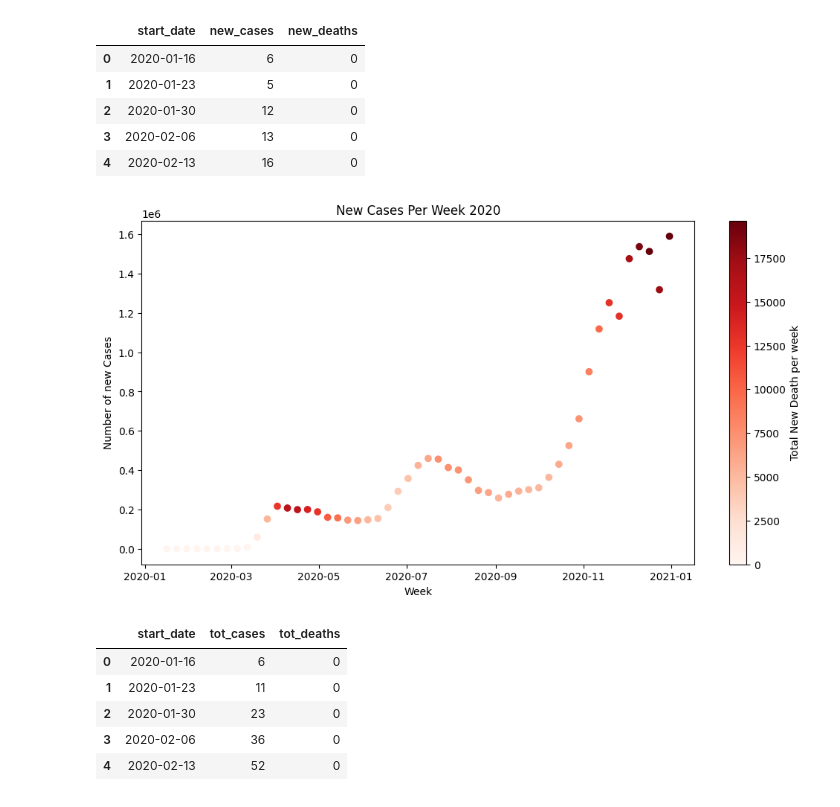
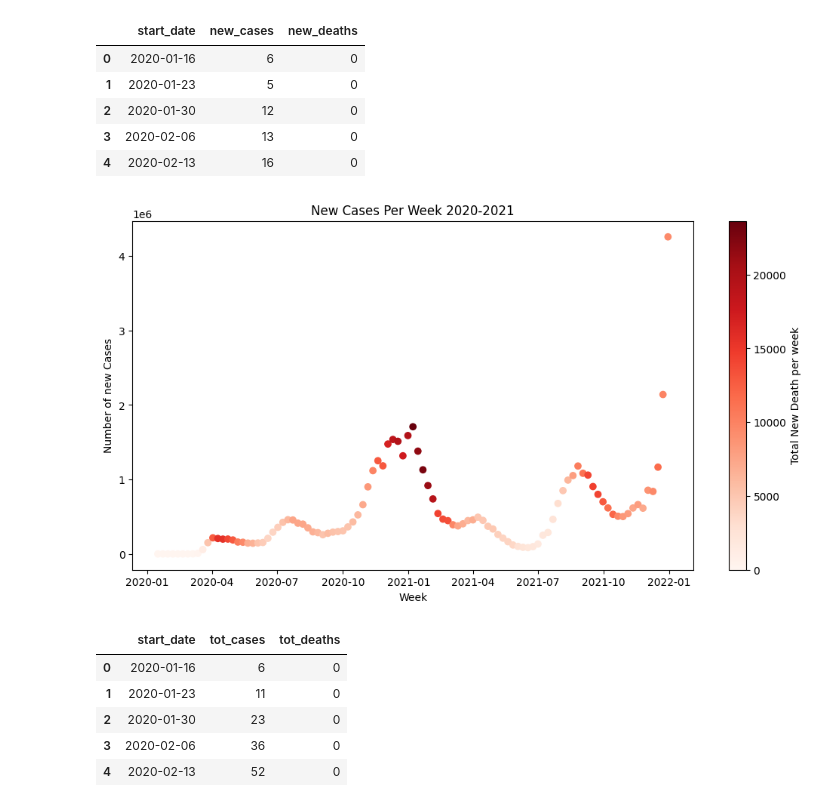
Before and after one commit to michaelzwartz/National-Parks-and-COVID, a Jupyter notebook: Data_visualization_COVID.ipynb, the cells around one changed output. Cells and saved outputs as stored; diff of their text form; code cells hidden in the pictures.

```diff
--- a/Data_visualization_COVID.ipynb
+++ b/Data_visualization_COVID.ipynb
@@ -53,7 +53,7 @@ plt.show()
 # %% [output]
 [figure]
 # %%
-filtered_df = tot_cases_week.query('start_date < 2021')
+filtered_df = tot_cases_week.query('start_date < 2022')
 filtered_df.head()
 # %% [output]
 |  | start_date | new_cases | new_deaths |
@@ -65,15 +65,15 @@ filtered_df.head()
 # %%
 plt.figure(figsize=(12, 6))
 plt.scatter(filtered_df['start_date'], filtered_df['new_cases'], c = filtered_df['new_deaths'], cmap='Reds')
 
 plt.colorbar(label='Total New Death per week')
-plt.title('New Cases Per Week 2020')
+plt.title('New Cases Per Week 2020-2021')
 plt.xlabel('Week')
 plt.ylabel('Number of new Cases')
 
 plt.show()
 # %% [output]
-[figure, old version]
+[figure, new version]
 # %%
 totals_df = pd.pivot_table(df, values=['tot_cases', 'tot_deaths'], index=['start_date'], aggfunc = np.sum)
 totals_df = totals_df.reset_index()
```
Also changed, not shown: 3 other files.
